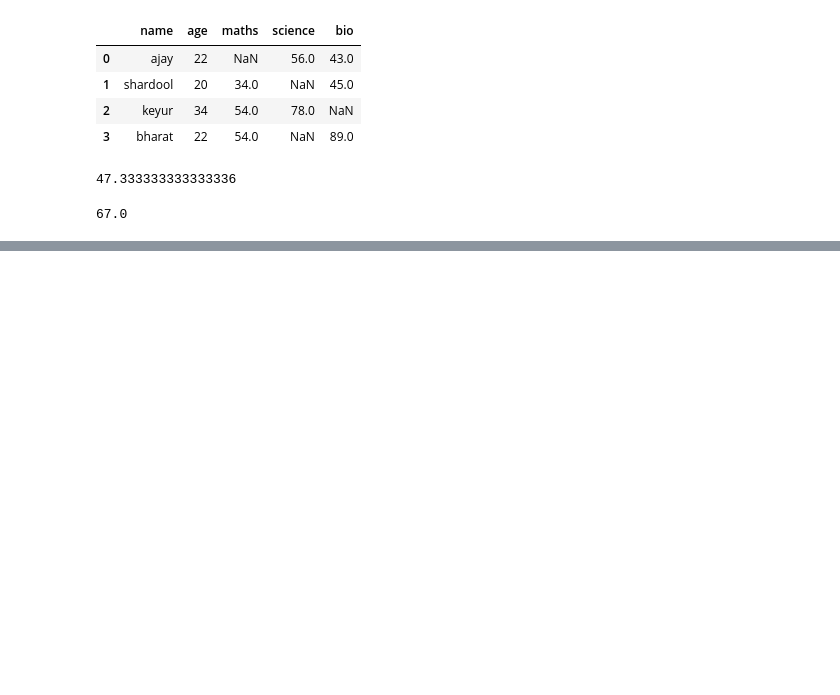
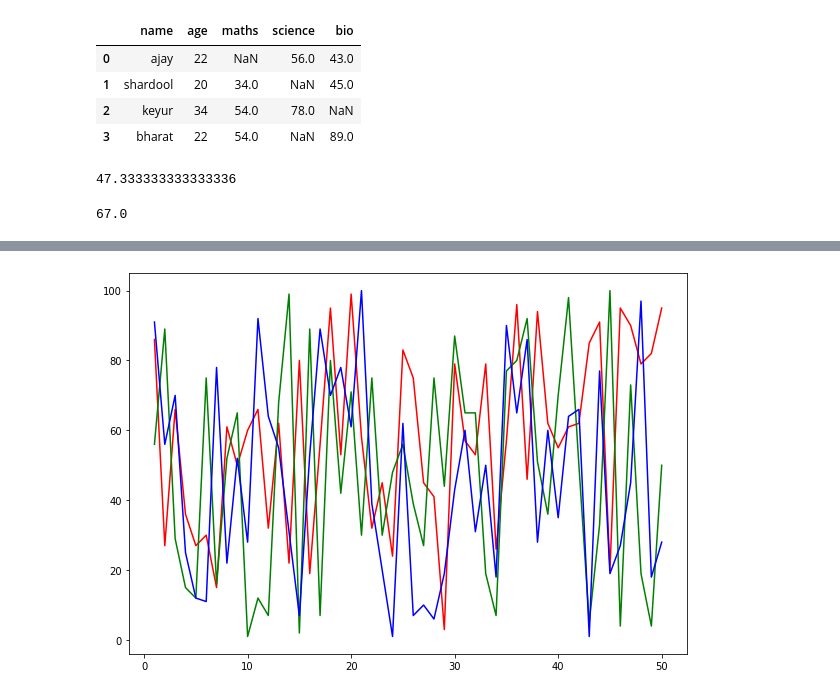
Before and after one commit to ajayyadav1998/python3pm, a Jupyter notebook: Introduction to pandas.ipynb, the cells around one changed output, grey strips where cells are left out. Cells and saved outputs as stored; diff of their text form; code cells hidden in the pictures; blank space fills up the shorter version.

```diff
--- a/Introduction to pandas.ipynb
+++ b/Introduction to pandas.ipynb
@@ -435,0 +654,8 @@ dataframe['science'].mean()
+# %%
+data = {
+    'one':[randint(1,100) for var in range(50)],
+    'two':[randint(1,100) for var in range(50)],
+    'three':[randint(1,100) for var in range(50)]
+}
+
+dff = pd.DataFrame(data,index=range(1,51))
@@ -435,0 +671,6 @@ dataframe['science'].mean()
+# %%
+plt.figure(figsize=(10,7))
+plt.plot(dff['one'],'r',dff['two'],'g',dff['three'],'b')
+plt.show()
+# %% [output]
+[figure, added]
```
Also changed, not shown: parts of 31 cells of this notebook, 1 other file.
